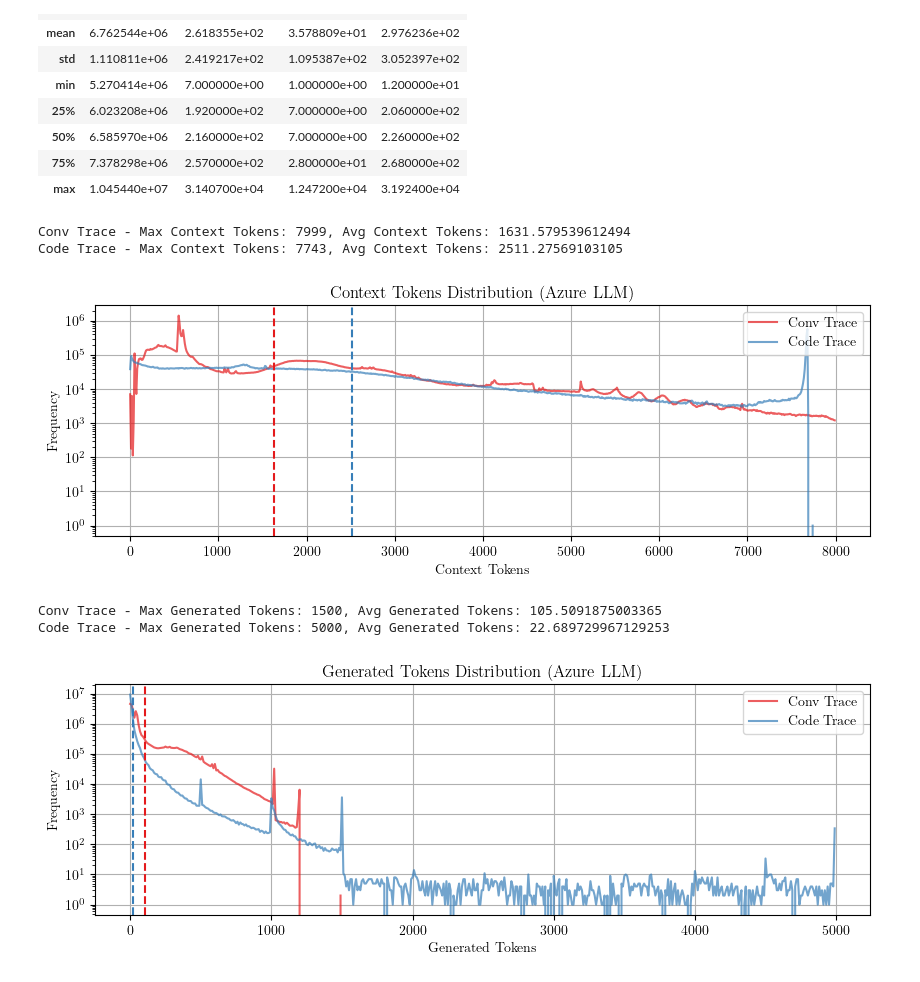
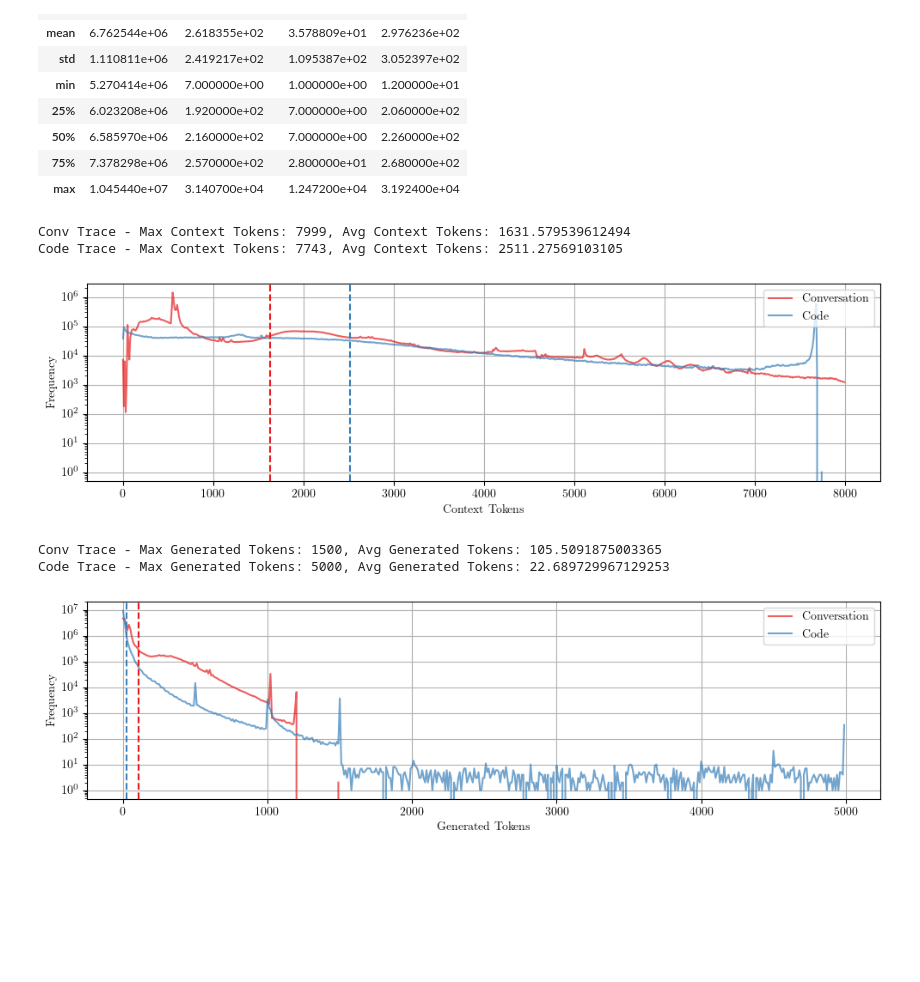
Before and after one commit to NathanRignall/llm-scheduling, a Jupyter notebook: notebooks/traces.ipynb, the cells around one changed output. Saved outputs shown, nothing was run; the diff lists cells and outputs as text; code cells hidden in the pictures; blank space fills up the shorter version.

```diff
--- a/notebooks/traces.ipynb
+++ b/notebooks/traces.ipynb
@@ -59,35 +63,36 @@ burst_trace_df.describe()
 # %%
 # extract the context tokens from the conv trace
 conv_max_context_tokens = conv_trace_df['ContextTokens'].max()
 conv_bins = np.arange(0, conv_max_context_tokens + 10, 10)
 conv_hist, conv_bin_edges = np.histogram(conv_trace_df['ContextTokens'], bins=conv_bins)
 conv_avg_context_tokens = conv_trace_df['ContextTokens'].mean()
 print(f"Conv Trace - Max Context Tokens: {conv_max_context_tokens}, Avg Context Tokens: {conv_avg_context_tokens}")
 
 # extract the context tokens from the code trace
 code_max_context_tokens = code_trace_df['ContextTokens'].max()
 code_bins = np.arange(0, code_max_context_tokens + 10, 10)
 code_hist, code_bin_edges = np.histogram(code_trace_df['ContextTokens'], bins=code_bins)
 code_avg_context_tokens = code_trace_df['ContextTokens'].mean()
 print(f"Code Trace - Max Context Tokens: {code_max_context_tokens}, Avg Context Tokens: {code_avg_context_tokens}")
 
 # Plot histogram
 plt.figure(figsize=(10, 3))
-plt.plot(conv_bin_edges[:-1], conv_hist, alpha=0.7, label='Conv Trace')
-plt.plot(code_bin_edges[:-1], code_hist, alpha=0.7, label='Code Trace')
+plt.plot(conv_bin_edges[:-1], conv_hist, alpha=0.7, label='Conversation')
+plt.plot(code_bin_edges[:-1], code_hist, alpha=0.7, label='Code')
 plt.axvline(x=conv_avg_context_tokens, linestyle='--', color='C0')
 plt.axvline(x=code_avg_context_tokens, linestyle='--', color='C1')
-plt.title("Context Tokens Distribution (Azure LLM)")
+# plt.title("Context Tokens Distribution (Azure LLM)")
 plt.xlabel("Context Tokens")
 plt.ylabel("Frequency")
 plt.grid()
 plt.yscale('log')
 plt.legend(loc='upper right')
-plt.show()
+plt.tight_layout()
+plt.savefig(f"{FIGURE_SAVE_LOCATION}{FIGURE_PREFILE}azure_context_tokens_distribution.pdf", bbox_inches='tight')
 # %% [output]
 Conv Trace - Max Context Tokens: 7999, Avg Context Tokens: 1631.579539612494
 Code Trace - Max Context Tokens: 7743, Avg Context Tokens: 2511.27569103105
-[figure, old version]
+[figure, new version]
 # %%
 # extract the generated tokens from the conv trace
 conv_max_generated_tokens = conv_trace_df['GeneratedTokens'].max()
@@ -105,21 +110,22 @@ print(f"Code Trace - Max Generated Tokens: {code_max_generated_tokens}, Avg Gene
 
 # Plot histogram
 plt.figure(figsize=(10, 3))
-plt.plot(conv_bin_edges[:-1], conv_hist, alpha=0.7, label='Conv Trace')
-plt.plot(code_bin_edges[:-1], code_hist, alpha=0.7, label='Code Trace')
+plt.plot(conv_bin_edges[:-1], conv_hist, alpha=0.7, label='Conversation')
+plt.plot(code_bin_edges[:-1], code_hist, alpha=0.7, label='Code')
 plt.axvline(x=conv_avg_generated_tokens, linestyle='--', color='C0')
 plt.axvline(x=code_avg_generated_tokens, linestyle='--', color='C1')
-plt.title("Generated Tokens Distribution (Azure LLM)")
+# plt.title("Generated Tokens Distribution (Azure LLM)")
 plt.xlabel("Generated Tokens")
 plt.ylabel("Frequency")
 plt.grid()
 plt.yscale('log')
 plt.legend()
-plt.show()
+plt.tight_layout()
+plt.savefig(f"{FIGURE_SAVE_LOCATION}{FIGURE_PREFILE}azure_generated_tokens_distribution.pdf", bbox_inches='tight')
 # %% [output]
 Conv Trace - Max Generated Tokens: 1500, Avg Generated Tokens: 105.5091875003365
 Code Trace - Max Generated Tokens: 5000, Avg Generated Tokens: 22.689729967129253
-[figure, old version]
+[figure, new version]
 # %%
 # extract the context and generated tokens from the conv trace
 conv_max_context_tokens = conv_trace_df['ContextTokens'].max()
```
Also changed, not shown: parts of 9 cells of this notebook, 6 other files.
